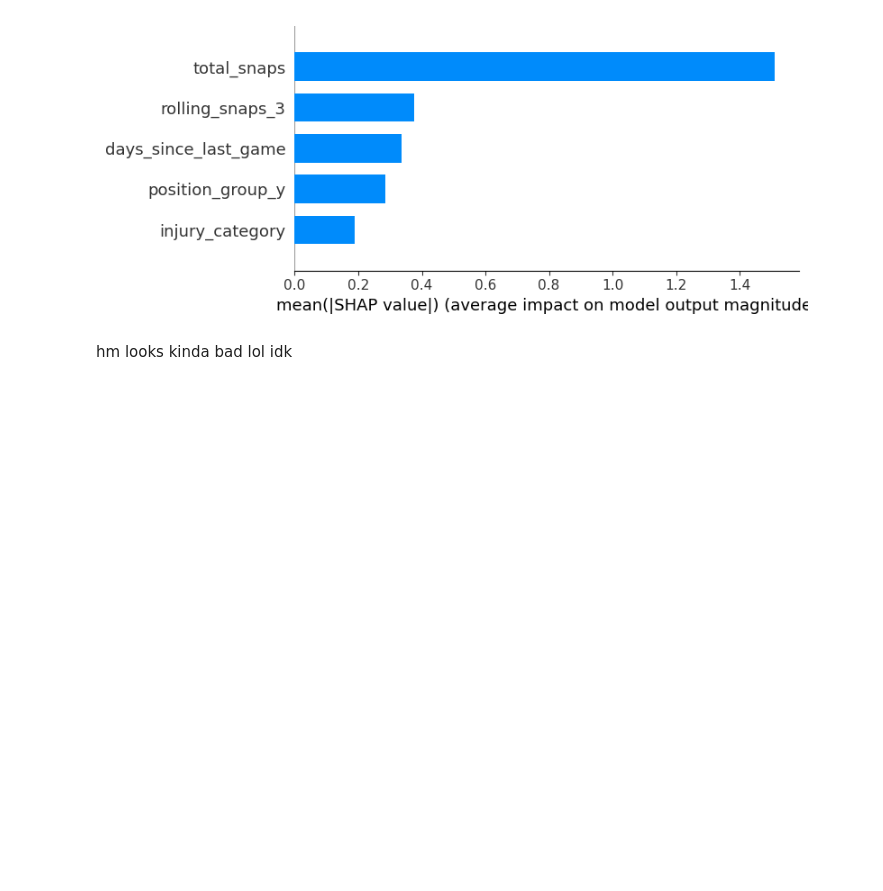
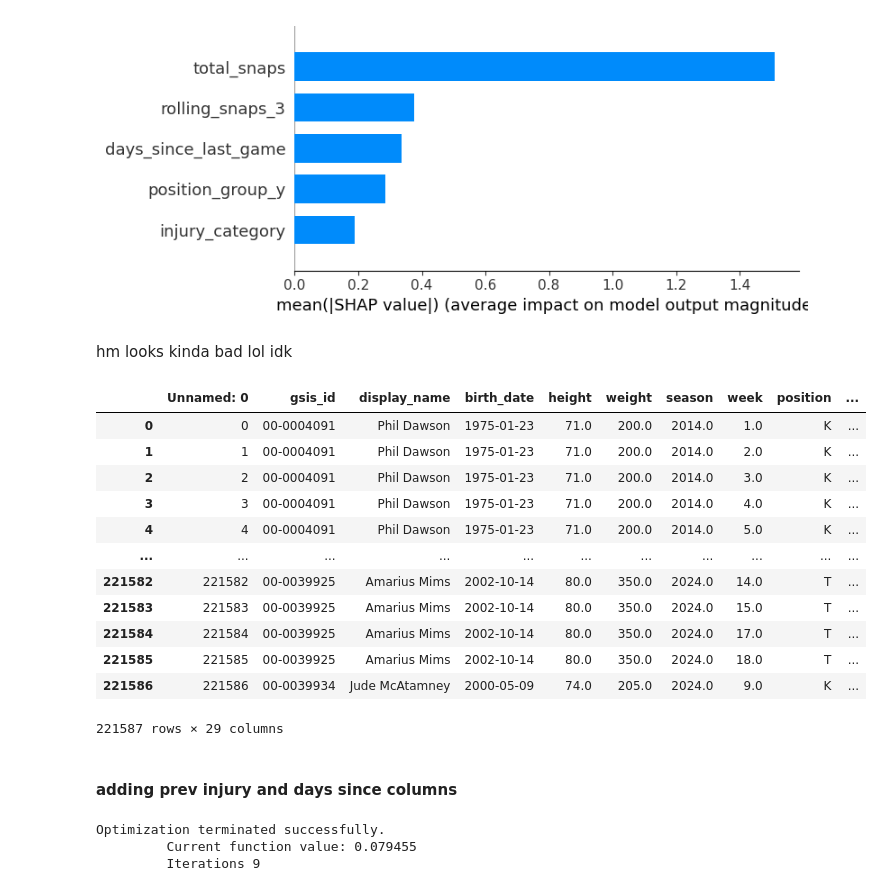
Before and after one commit to jc39963/NFLPA_2025, a Jupyter notebook: modeling.ipynb, the cells around one changed output. Cells and saved outputs as stored; diff of their text form; code cells hidden in the pictures; blank space fills up the shorter version.

Commit message:
more modeling

```diff
--- a/modeling.ipynb
+++ b/modeling.ipynb
@@ -370,3 +386,21 @@ shap.summary_plot(shap_values, X_test, plot_type="bar")
 [figure]
 # %% [markdown]
 hm looks kinda bad lol idk
+# %%
+df
+# %% [output]
+|  | Unnamed: 0 | gsis_id | display_name | birth_date | height | weight | season | week | position | ... |
+| 0 | 0 | 00-0004091 | Phil Dawson | 1975-01-23 | 71.0 | 200.0 | 2014.0 | 1.0 | K | ... |
+| 1 | 1 | 00-0004091 | Phil Dawson | 1975-01-23 | 71.0 | 200.0 | 2014.0 | 2.0 | K | ... |
+| 2 | 2 | 00-0004091 | Phil Dawson | 1975-01-23 | 71.0 | 200.0 | 2014.0 | 3.0 | K | ... |
+| 3 | 3 | 00-0004091 | Phil Dawson | 1975-01-23 | 71.0 | 200.0 | 2014.0 | 4.0 | K | ... |
+| 4 | 4 | 00-0004091 | Phil Dawson | 1975-01-23 | 71.0 | 200.0 | 2014.0 | 5.0 | K | ... |
+| ... | ... | ... | ... | ... | ... | ... | ... | ... | ... | ... |
+| 221582 | 221582 | 00-0039925 | Amarius Mims | 2002-10-14 | 80.0 | 350.0 | 2024.0 | 14.0 | T | ... |
+| 221583 | 221583 | 00-0039925 | Amarius Mims | 2002-10-14 | 80.0 | 350.0 | 2024.0 | 15.0 | T | ... |
+| 221584 | 221584 | 00-0039925 | Amarius Mims | 2002-10-14 | 80.0 | 350.0 | 2024.0 | 17.0 | T | ... |
+| 221585 | 221585 | 00-0039925 | Amarius Mims | 2002-10-14 | 80.0 | 350.0 | 2024.0 | 18.0 | T | ... |
+| 221586 | 221586 | 00-0039934 | Jude McAtamney | 2000-05-09 | 74.0 | 205.0 | 2024.0 | 9.0 | K | ... |
+221587 rows × 29 columns
+# %% [markdown]
+#### adding prev injury and days since columns
@@ -372,0 +431,7 @@ hm looks kinda bad lol idk
+# %%
+# trying model again
+logreg_model3 = smf.logit("injury_next_week ~ snaps_last_week + rolling_snaps_3 + days_since_last_game + prev_injury_any + weeks_since_last_injury + position_group_y + total_snaps + injury_category", data = df).fit()
+# %% [output]
+Optimization terminated successfully.
+         Current function value: 0.079455
+         Iterations 9
```
Also changed, not shown: parts of 18 cells of this notebook.
